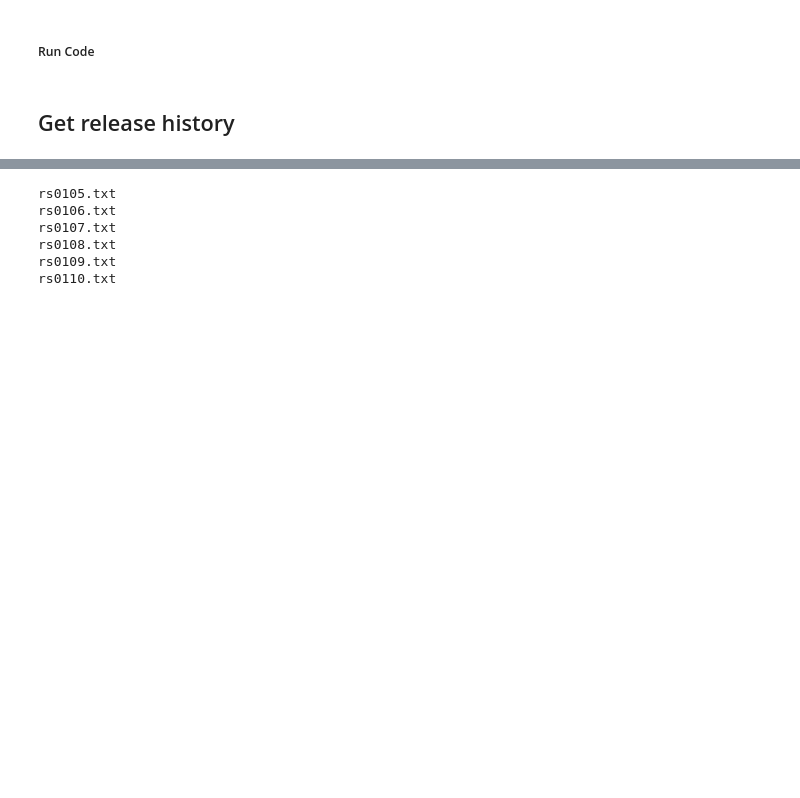
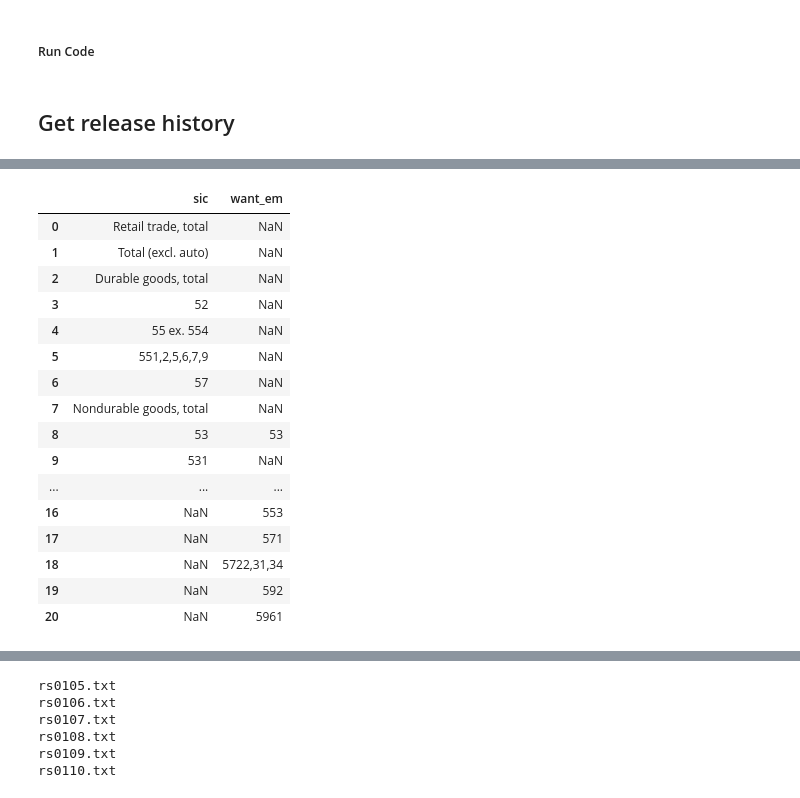
Before and after one commit to numberydan/census_data_helpers, a Jupyter notebook: retail_sales/retail_sales_services.ipynb, the cells around one changed output, grey strips where cells are left out. Cells and saved outputs as stored; diff of their text form; code cells hidden in the pictures; blank space fills up the shorter version.

```diff
--- a/retail_sales/retail_sales_services.ipynb
+++ b/retail_sales/retail_sales_services.ipynb
@@ -331,2 +392,48 @@ See the caveats in the documentation: https://pandas.pydata.org/pandas-docs/stab
 # %%
 final_all_release.to_csv('../cleaned/retail_sales_services/marts/sic_history.csv',index=False)
+# %%
+we_have_em=final_all_release.query('release_as_of_date=="1994-01-01"')\
+.query('as_of_date=="1994-01-01"').query('is_sa==0')\
+[['sic']]\
+.drop_duplicates()
+# %%
+sic_naics={
+    '553': '4413'
+    ,'571':'442'
+    ,'5722,31,34':'443'
+    ,'592':'445'
+    ,'541':'445'
+    ,'591':'446'
+    ,'56':'448'
+    ,'53':'452'
+    ,'5961':'454'
+    ,'58':'722'
+}
+# %%
+want_em=pd.DataFrame(sic_naics.keys(),columns=['want_em'])
+# %%
+pd.merge(
+    we_have_em
+    ,want_em
+    ,left_on=['sic']
+    ,right_on=['want_em']
+    ,how='outer'
+)
+# %% [output]
+|  | sic | want_em |
+| 0 | Retail trade, total | NaN |
+| 1 | Total (excl. auto) | NaN |
+| 2 | Durable goods, total | NaN |
+| 3 | 52 | NaN |
+| 4 | 55 ex. 554 | NaN |
+| 5 | 551,2,5,6,7,9 | NaN |
+| 6 | 57 | NaN |
+| 7 | Nondurable goods, total | NaN |
+| 8 | 53 | 53 |
+| 9 | 531 | NaN |
+| ... | ... | ... |
+| 16 | NaN | 553 |
+| 17 | NaN | 571 |
+| 18 | NaN | 5722,31,34 |
+| 19 | NaN | 592 |
+| 20 | NaN | 5961 |
```
Also changed, not shown: parts of 16 cells of this notebook, 2 other files.
